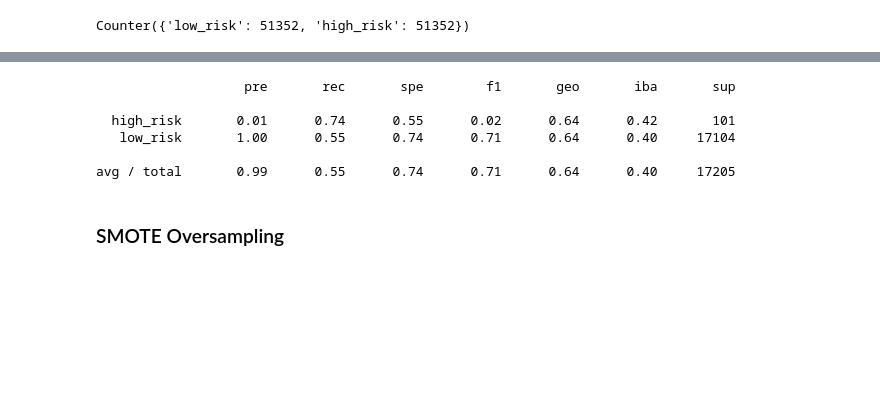
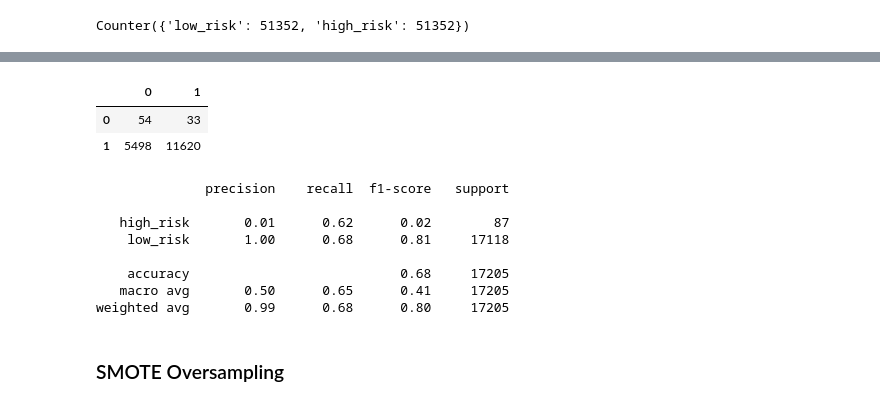
Before and after one commit to conradchelsea/Credit_Risk_Analysis, a Jupyter notebook: credit_risk_resampling.ipynb, the cells around one changed output, grey strips where cells are left out. Saved outputs shown, nothing was run; the diff lists cells and outputs as text; code cells hidden in the pictures; blank space fills up the shorter version.

```diff
--- a/credit_risk_resampling.ipynb
+++ b/credit_risk_resampling.ipynb
@@ -170,0 +166,7 @@ LogisticRegression(random_state=1)
+# %%
+# Train the Logistic Regression model using the resampled data
+from sklearn.linear_model import LogisticRegression
+#create, train and predict 17.3.1
+LG_model = LogisticRegression(solver='lbfgs', random_state=1)
+LG_model.fit(X_resampled, y_resampled)
+LG_model.predict(X)
@@ -171,4 +176,7 @@ LogisticRegression(random_state=1)
 # %%
 # Calculated the balanced accuracy score
 # YOUR CODE HERE
+from sklearn.metrics import accuracy_score
+y_pred = LG_model.predict(X_test)
+accuracy_score(y_test, y_pred)
 # %% [output]
@@ -182,13 +184,25 @@ array([[  75,   26],
+# %%
+# Display the confusion matrix 17.4.2
+from sklearn.metrics import confusion_matrix, classification_report
+matrix = pd.DataFrame(confusion_matrix(y_test, y_pred))
+matrix
+# %% [output]
+|  | 0 | 1 |
+| 0 | 54 | 33 |
+| 1 | 5498 | 11620 |
 # %%
 # Print the imbalanced classification report
-# YOUR CODE HERE
+report = classification_report(y_test, y_pred)
+print(report)
 # %% [output]
-                   pre       rec       spe        f1       geo       iba       sup
+              precision    recall  f1-score   support
 
-  high_risk       0.01      0.74      0.55      0.02      0.64      0.42       101
-   low_risk       1.00      0.55      0.74      0.71      0.64      0.40     17104
+   high_risk       0.01      0.62      0.02        87
+    low_risk       1.00      0.68      0.81     17118
 
-avg / total       0.99      0.55      0.74      0.71      0.64      0.40     17205
+    accuracy                           0.68     17205
+   macro avg       0.50      0.65      0.41     17205
+weighted avg       0.99      0.68      0.80     17205
 # %% [markdown]
 ### SMOTE Oversampling
 # %%
```
Also changed, not shown: parts of 4 cells of this notebook.
